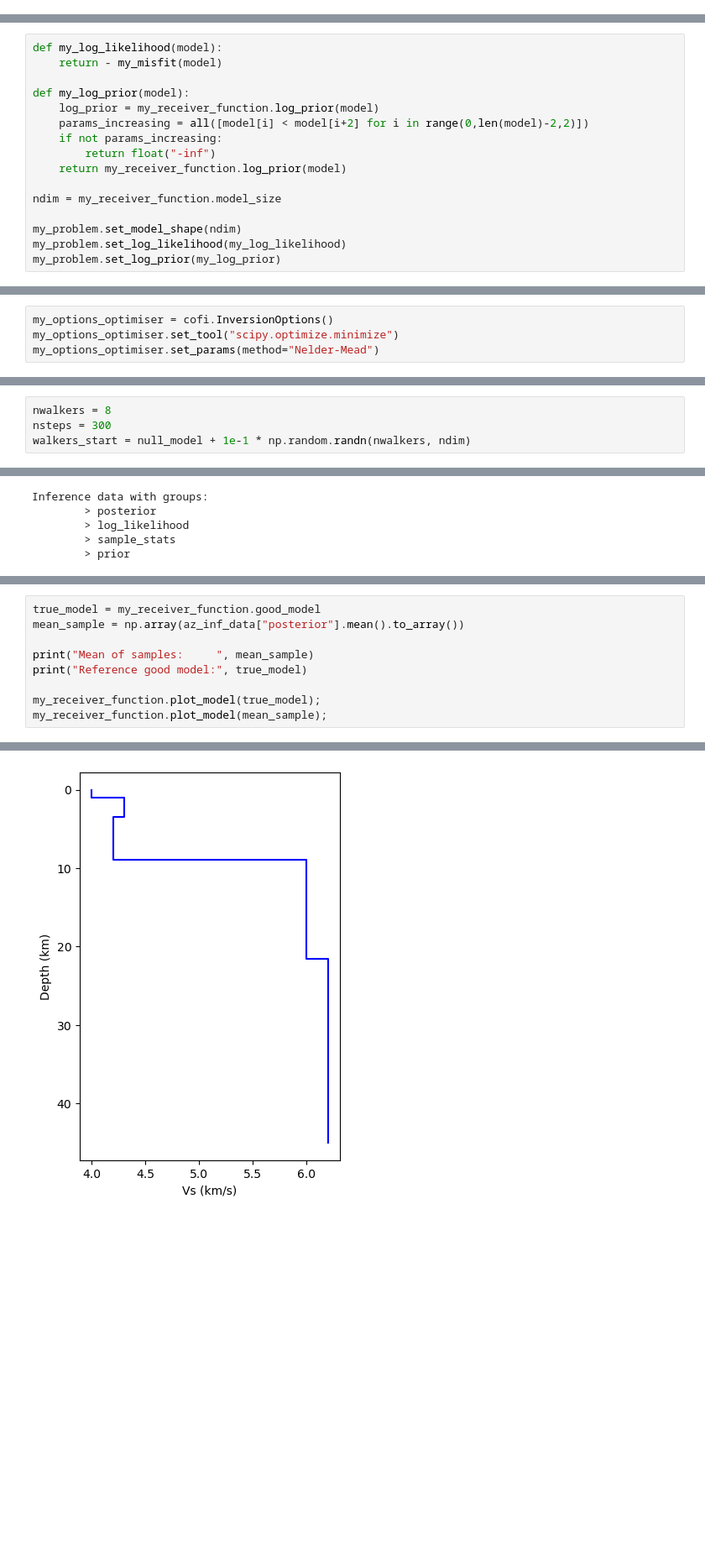
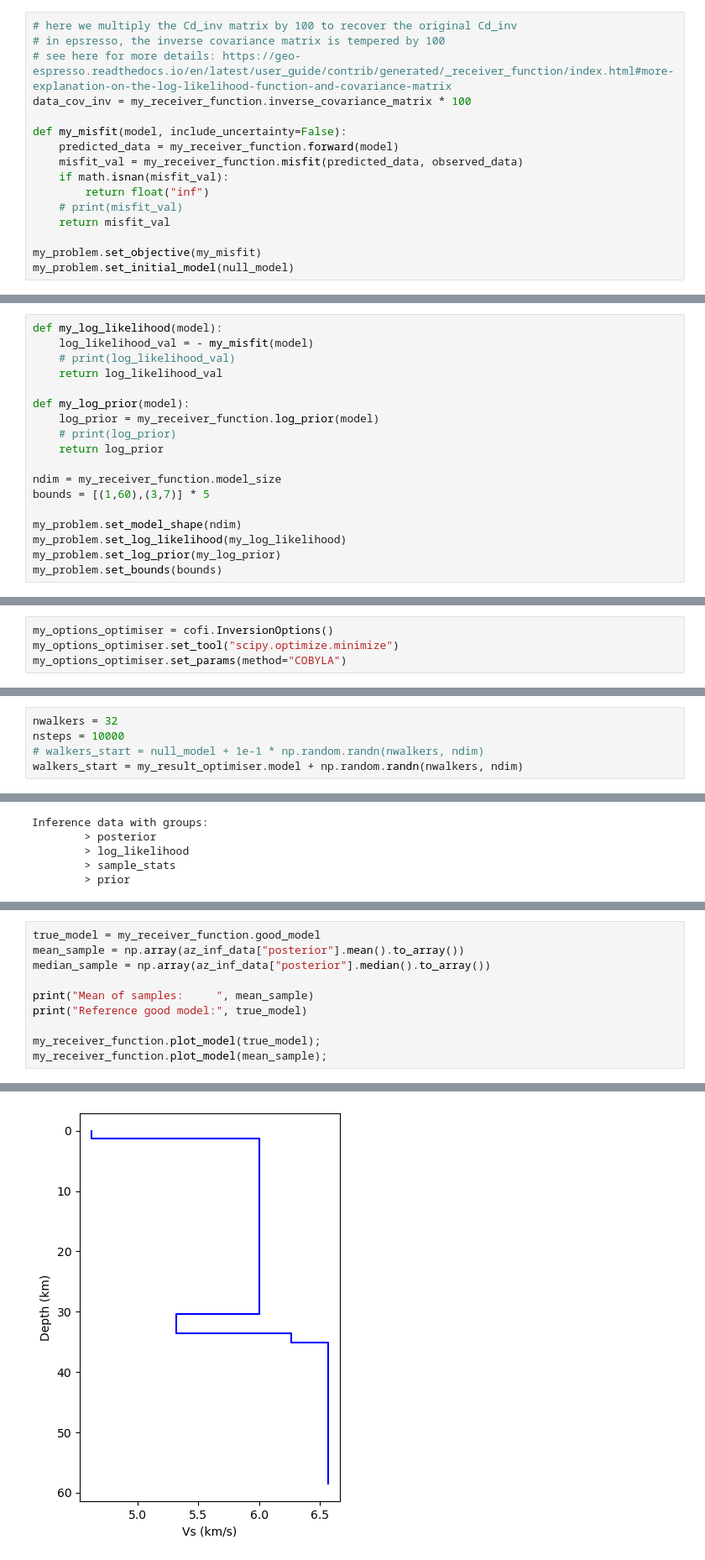
Before and after one commit to inlab-geo/espresso, a Jupyter notebook: examples/receiver_function/receiver_function.ipynb, the cells around one changed output, grey strips where cells are left out. Shown at 84% size. Cells and saved outputs as stored; diff of their text form; blank space fills up the shorter version.

Commit message:
feat: receiver_function

```diff
--- a/examples/receiver_function/receiver_function.ipynb
+++ b/examples/receiver_function/receiver_function.ipynb
@@ -105,21 +97,39 @@ my_problem.set_initial_model(null_model)
+# %%
+# here we multiply the Cd_inv matrix by 100 to recover the original Cd_inv
+# in epsresso, the inverse covariance matrix is tempered by 100
+# see here for more details: https://geo-espresso.readthedocs.io/en/latest/user_guide/contrib/generated/_receiver_function/index.html#more-explanation-on-the-log-likelihood-function-and-covariance-matrix
+data_cov_inv = my_receiver_function.inverse_covariance_matrix * 100
+
+def my_misfit(model, include_uncertainty=False):
+    predicted_data = my_receiver_function.forward(model)
+    misfit_val = my_receiver_function.misfit(predicted_data, observed_data)
+    if math.isnan(misfit_val):
+        return float("inf")
+    # print(misfit_val)
+    return misfit_val
+
+my_problem.set_objective(my_misfit)
+my_problem.set_initial_model(null_model)
 # %% [markdown]
 In preparation for sampling:
 # %%
 def my_log_likelihood(model):
-    return - my_misfit(model)
+    log_likelihood_val = - my_misfit(model)
+    # print(log_likelihood_val)
+    return log_likelihood_val
 
 def my_log_prior(model):
     log_prior = my_receiver_function.log_prior(model)
-    params_increasing = all([model[i] < model[i+2] for i in range(0,len(model)-2,2)])
-    if not params_increasing:
-        return float("-inf")
-    return my_receiver_function.log_prior(model)
+    # print(log_prior)
+    return log_prior
 
 ndim = my_receiver_function.model_size
+bounds = [(1,60),(3,7)] * 5
 
 my_problem.set_model_shape(ndim)
 my_problem.set_log_likelihood(my_log_likelihood)
 my_problem.set_log_prior(my_log_prior)
+my_problem.set_bounds(bounds)
 # %% [markdown]
 Review what information is included in the `BaseProblem` object:
 # %%
@@ -144,7 +154,7 @@ List of functions/properties that can be further set for the problem:
 # %%
 my_options_optimiser = cofi.InversionOptions()
 my_options_optimiser.set_tool("scipy.optimize.minimize")
-my_options_optimiser.set_params(method="Nelder-Mead")
+my_options_optimiser.set_params(method="COBYLA")
 # %% [markdown]
 ## 2.1 Run the inversion
 # %%
@@ -190,8 +195,9 @@ plt.legend();
 # %% [markdown]
 ## 3. Solve with a sampler
 # %%
-nwalkers = 8
-nsteps = 300
-walkers_start = null_model + 1e-1 * np.random.randn(nwalkers, ndim)
+nwalkers = 32
+nsteps = 10000
+# walkers_start = null_model + 1e-1 * np.random.randn(nwalkers, ndim)
+walkers_start = my_result_optimiser.model + np.random.randn(nwalkers, ndim)
 # %% [markdown]
 We can run `emcee` in parallel. Some additional preparation:
@@ -243,6 +267,7 @@ arviz.plot_trace(az_inf_data);
 # %%
 true_model = my_receiver_function.good_model
 mean_sample = np.array(az_inf_data["posterior"].mean().to_array())
+median_sample = np.array(az_inf_data["posterior"].median().to_array())
 
 print("Mean of samples:     ", mean_sample)
 print("Reference good model:", true_model)
@@ -255,5 +281,5 @@ Reference good model: [ 8. 20.]
 [figure]
-[figure, old version]
+[figure, new version]
 # %%
 mean_sample_predicted_data = my_receiver_function.forward(mean_sample)
 my_receiver_function.plot_data(
```
Also changed, not shown: parts of 15 cells of this notebook, 1 other file.
